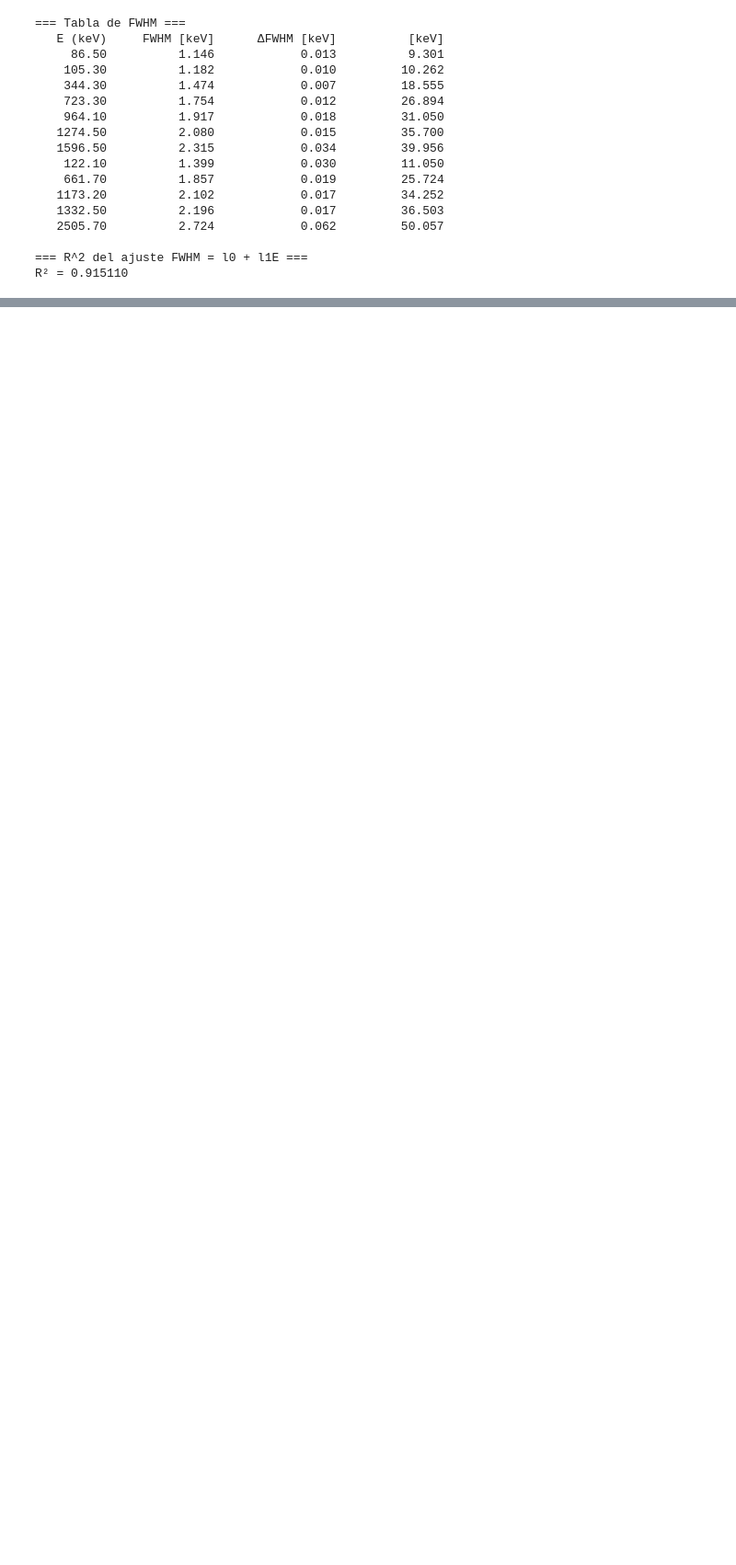
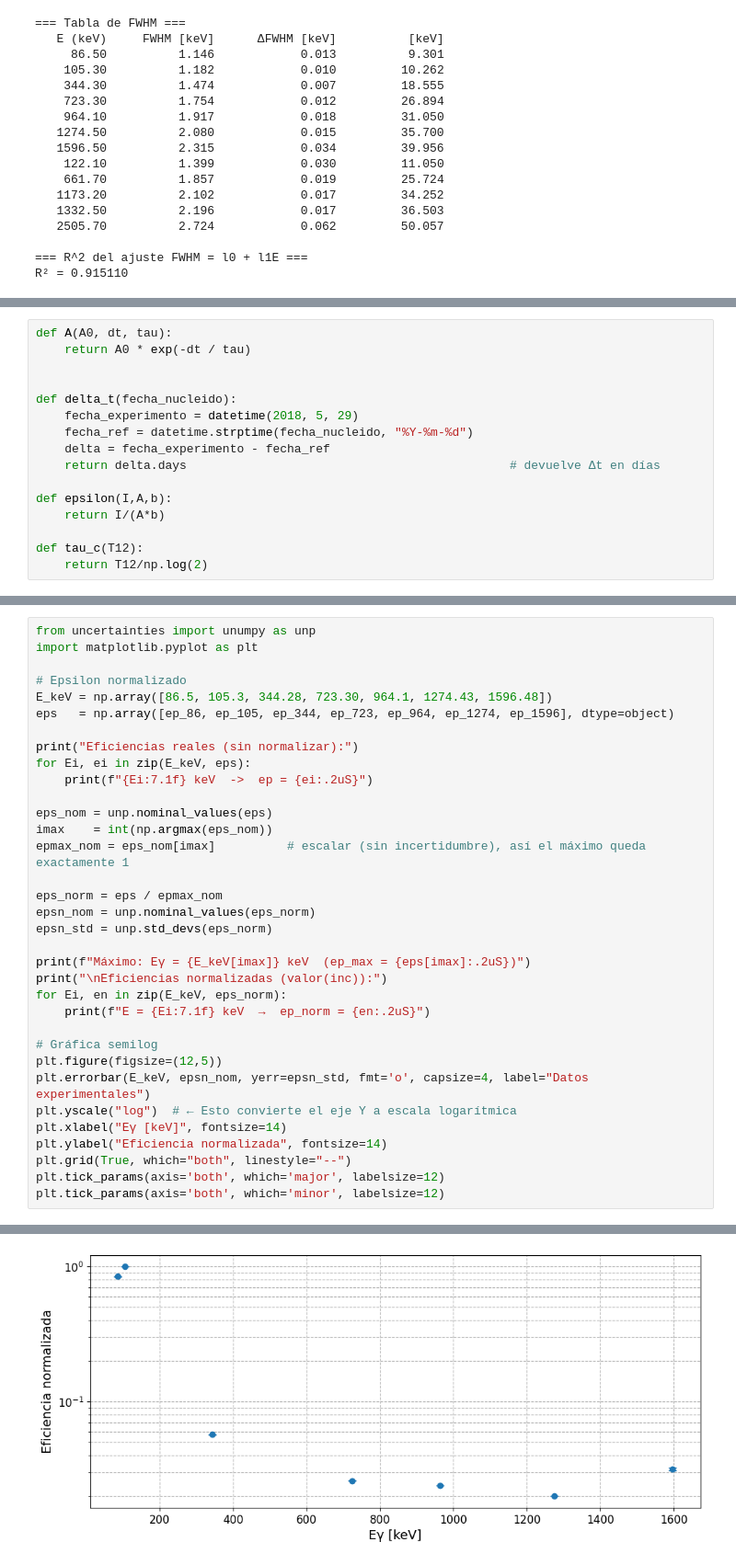
Before and after one commit to asarria48/Nuclear-physics, a Jupyter notebook: Informe3.ipynb, the cells around one changed output, grey strips where cells are left out. Shown at 92% size. Cells and saved outputs as stored; diff of their text form; blank space fills up the shorter version.

Commit message:
Eficiencia completada

```diff
--- a/Informe3.ipynb
+++ b/Informe3.ipynb
@@ -2069,0 +2082,16 @@ R² = 0.915110
+# %%
+def A(A0, dt, tau):
+    return A0 * exp(-dt / tau)
+
+
+def delta_t(fecha_nucleido):
+    fecha_experimento = datetime(2018, 5, 29)
+    fecha_ref = datetime.strptime(fecha_nucleido, "%Y-%m-%d")
+    delta = fecha_experimento - fecha_ref
+    return delta.days                                             # devuelve Δt en días
+
+def epsilon(I,A,b):
+    return I/(A*b)
+
+def tau_c(T12):
+    return T12/np.log(2)
@@ -2069,0 +2217,35 @@ R² = 0.915110
+# %%
+from uncertainties import unumpy as unp
+import matplotlib.pyplot as plt
+
+# Epsilon normalizado
+E_keV = np.array([86.5, 105.3, 344.28, 723.30, 964.1, 1274.43, 1596.48])
+eps   = np.array([ep_86, ep_105, ep_344, ep_723, ep_964, ep_1274, ep_1596], dtype=object)
+
+print("Eficiencias reales (sin normalizar):")
+for Ei, ei in zip(E_keV, eps):
+    print(f"{Ei:7.1f} keV  ->  ep = {ei:.2uS}")
+
+eps_nom = unp.nominal_values(eps)
+imax    = int(np.argmax(eps_nom))
+epmax_nom = eps_nom[imax]          # escalar (sin incertidumbre), así el máximo queda exactamente 1
+
+eps_norm = eps / epmax_nom
+epsn_nom = unp.nominal_values(eps_norm)
+epsn_std = unp.std_devs(eps_norm)
+
+print(f"Máximo: Eγ = {E_keV[imax]} keV  (ep_max = {eps[imax]:.2uS})")
+print("\nEficiencias normalizadas (valor(inc)):")
+for Ei, en in zip(E_keV, eps_norm):
+    print(f"E = {Ei:7.1f} keV  →  ep_norm = {en:.2uS}")
+
+# Gráfica semilog
+plt.figure(figsize=(12,5))
+plt.errorbar(E_keV, epsn_nom, yerr=epsn_std, fmt='o', capsize=4, label="Datos experimentales")
+plt.yscale("log")  # ← Esto convierte el eje Y a escala logarítmica
+plt.xlabel("Eγ [keV]", fontsize=14)
+plt.ylabel("Eficiencia normalizada", fontsize=14)
+plt.grid(True, which="both", linestyle="--")
+plt.tick_params(axis='both', which='major', labelsize=12)
+plt.tick_params(axis='both', which='minor', labelsize=12)
+# %% [output]
@@ -2069,0 +2270 @@ R² = 0.915110
+[figure, added]
```
Also changed, not shown: parts of 7 cells of this notebook.
